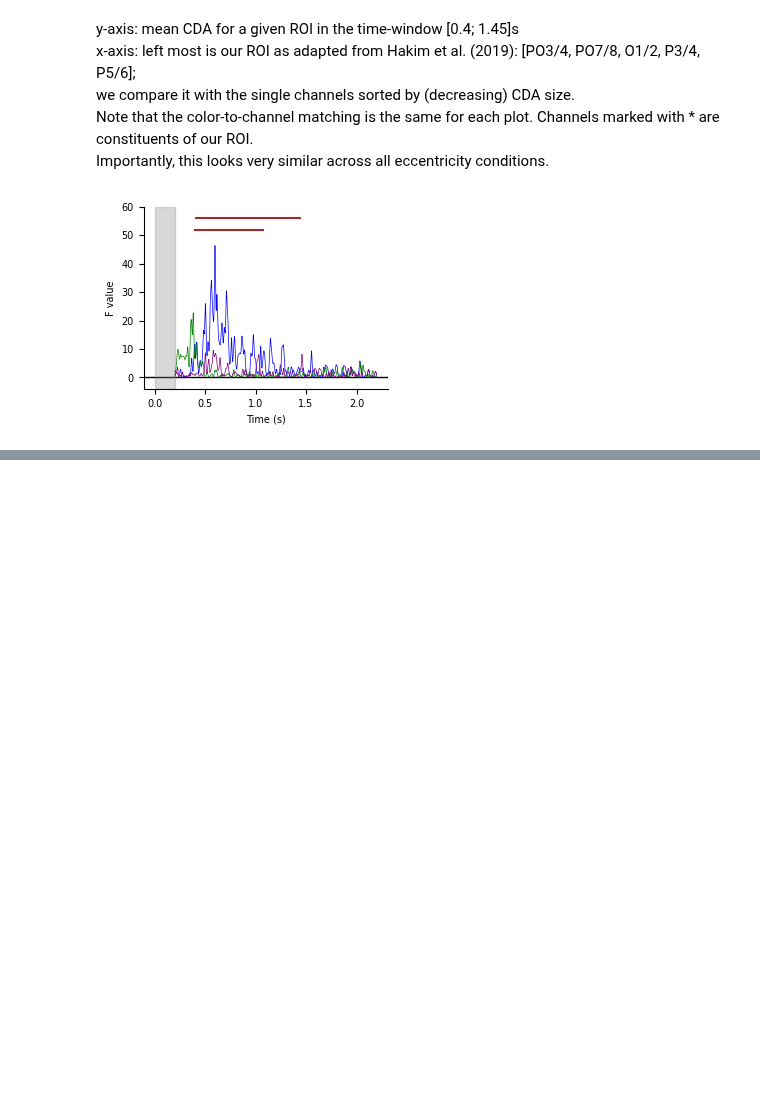
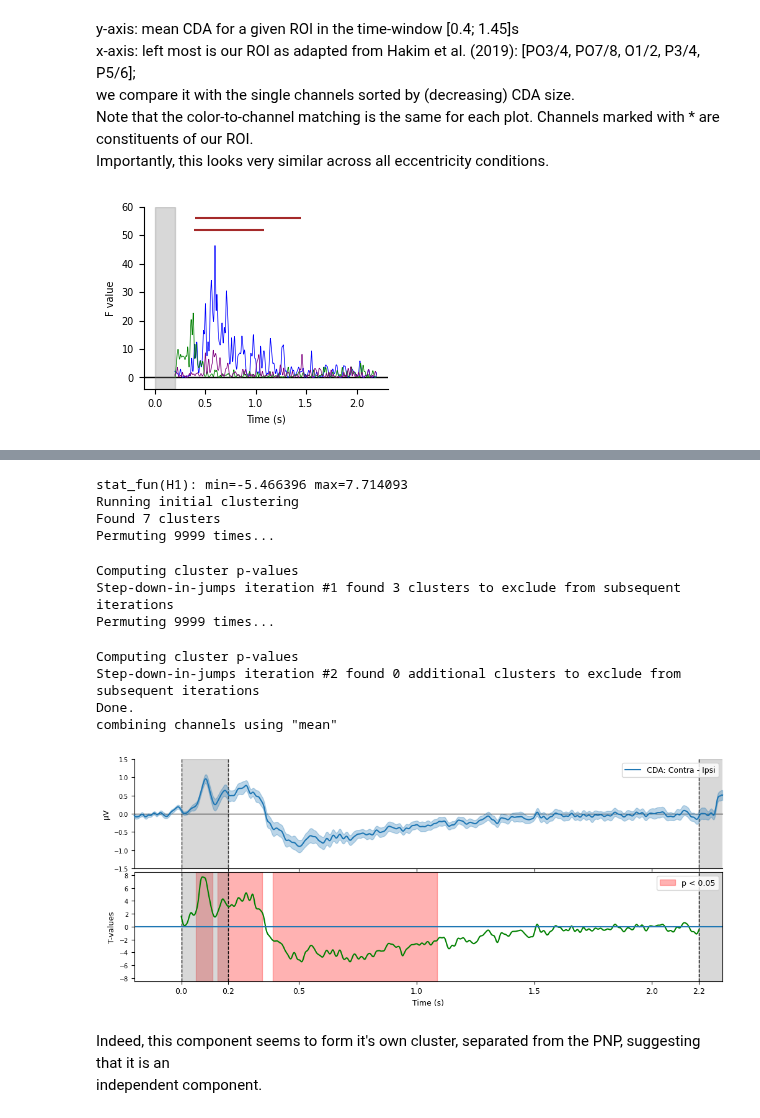
Before and after one commit to eioe/vMemEcc-Analyses, a Jupyter notebook: Analyses_Py/Pipeline_clean/03.0_calculate_ERPs.ipynb, the cells around one changed output, grey strips where cells are left out. Cells and saved outputs as stored; diff of their text form; code cells hidden in the pictures; blank space fills up the shorter version.

```diff
--- a/Analyses_Py/Pipeline_clean/03.0_calculate_ERPs.ipynb
+++ b/Analyses_Py/Pipeline_clean/03.0_calculate_ERPs.ipynb
@@ -1085,0 +1092,37 @@ fig.savefig(fname, bbox_inches="tight")
+# %%
+## Run cb-perm test to find intervall of interest:
+
+# get data - cropped to retention interval:
+times_full = evokeds['all'][0].times
+c_list = [evo.copy().crop(0, # <<<---- now starting at stimulus onset
+                          config.times_dict['stim_dur'] + config.times_dict['retention_dur'])
+          for evo in evokeds['all']]
+data = np.array([np.mean(c.data, axis=0) for c in c_list])
+times_cbp = c_list[0].times
+p_initial = 0.05
+p_thresh = 0.05
+n_perm = 10000
+# run cbp test:
+T_obs, clusters, cluster_p_values = run_cbp_test(data, p_initial=p_initial, p_thresh=p_thresh, n_perm=n_perm)
+
+# Plot the result:
+fig, axes = plt.subplots(2,1,figsize=(10,4), sharex=True, constrained_layout=True)
+plot_main_cda(axes[0], evokeds)
+axes[0].xaxis.label.set_visible(False)
+plot_cbp_result_cda(axes[1], T_obs, clusters, cluster_p_values, p_thresh, times_cbp, times_full)
+# %% [output]
+stat_fun(H1): min=-5.466396 max=7.714093
+Running initial clustering
+Found 7 clusters
+Permuting 9999 times...
+Computing cluster p-values
+Step-down-in-jumps iteration #1 found 3 clusters to exclude from subsequent iterations
+Permuting 9999 times...
+Computing cluster p-values
+Step-down-in-jumps iteration #2 found 0 additional clusters to exclude from subsequent iterations
+Done.
+combining channels using "mean"
+[figure, added]
+# %% [markdown]
+Indeed, this component seems to form it's own cluster, separated from the PNP, suggesting that it is an
+independent component.
```
Also changed, not shown: parts of 11 cells of this notebook, 1 other file.
